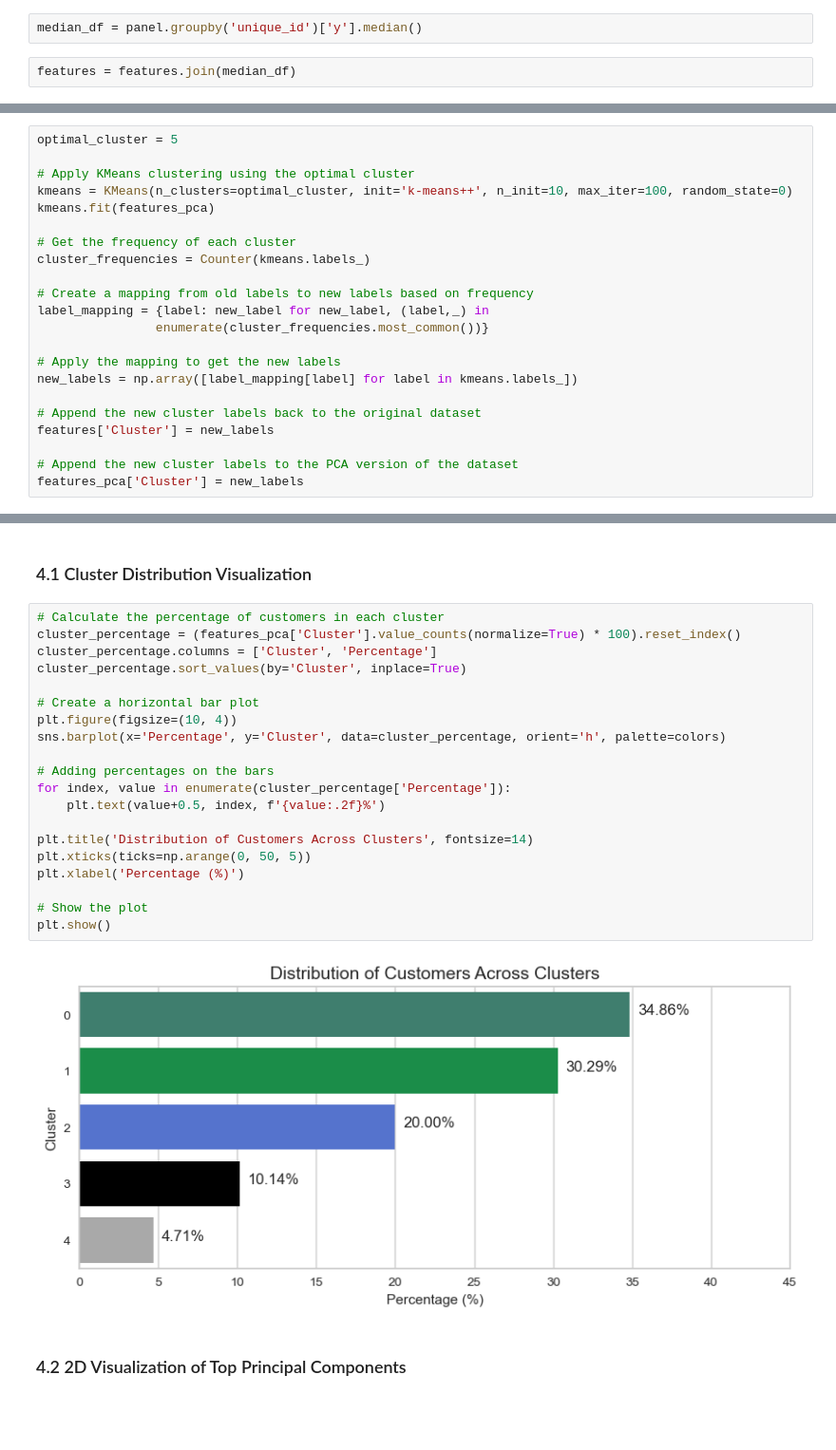
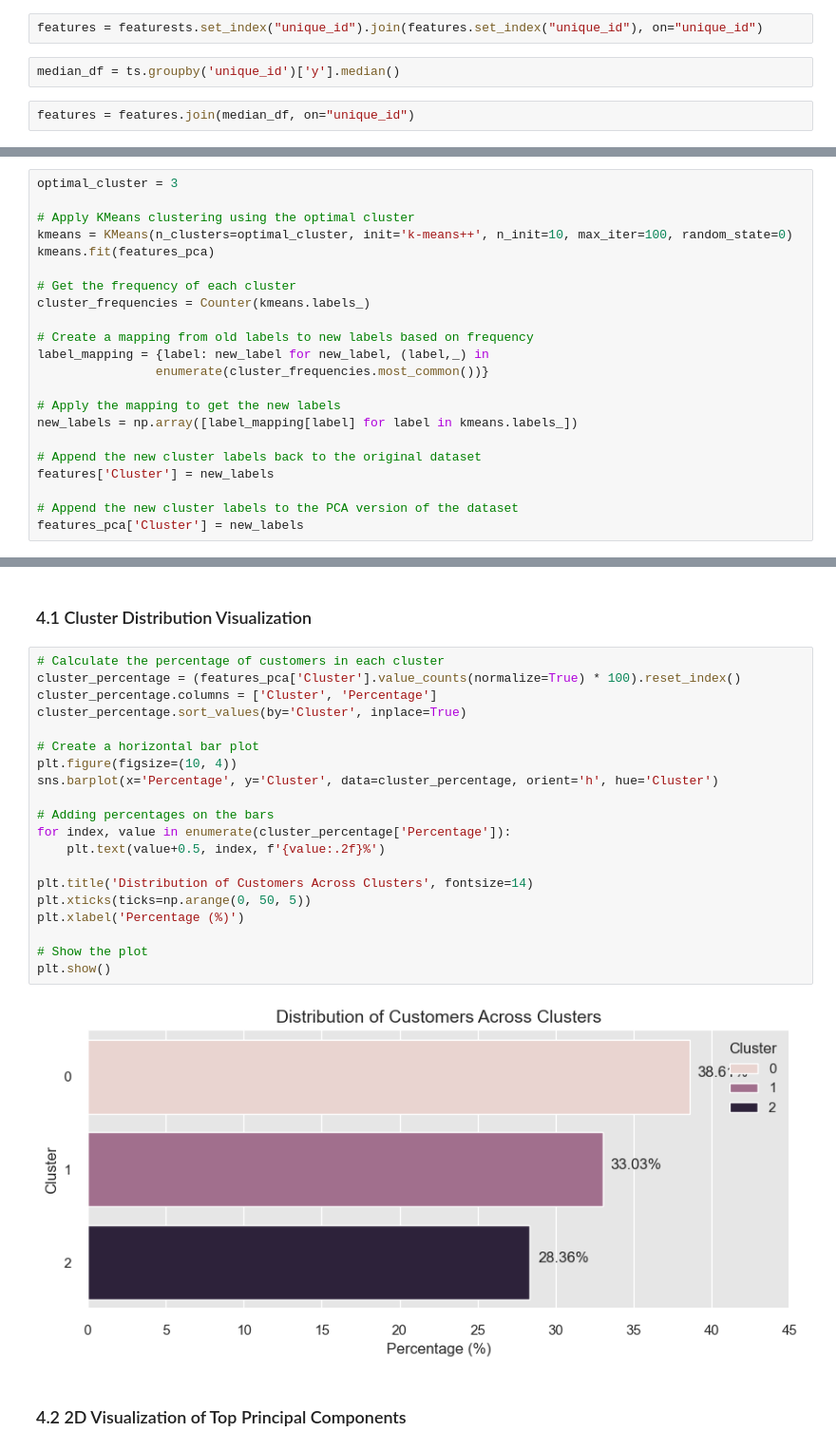
Before and after one commit to noeasyday7/bright_river, a Jupyter notebook: III. Feature-based clustering.ipynb, the cells around one changed output, grey strips where cells are left out. Shown at 95% size. Saved outputs shown, nothing was run; the diff lists cells and outputs as text; blank space fills up the shorter version.

```diff
--- a/III. Feature-based clustering.ipynb
+++ b/III. Feature-based clustering.ipynb
@@ -74,7 +86,9 @@ features = extracted_features[["unique_id", "series_length", "trend", "seasonal_
+# %%
+features = featurests.set_index("unique_id").join(features.set_index("unique_id"), on="unique_id")
 # %%
-median_df = panel.groupby('unique_id')['y'].median()
+median_df = ts.groupby('unique_id')['y'].median()
 # %%
-features = features.join(median_df)
+features = features.join(median_df, on="unique_id")
 # %%
 features.columns = ['series_length', 'trend', 'seasonal_strength', 'x_acf1', 'median']
 # %%
@@ -260,5 +268,5 @@ silhouette_analysis(features_pca, 3, 15, figsize=(20, 50))
 # %%
-optimal_cluster = 5
+optimal_cluster = 3
 
 # Apply KMeans clustering using the optimal cluster
 kmeans = KMeans(n_clusters=optimal_cluster, init='k-means++', n_init=10, max_iter=100, random_state=0)
@@ -313,25 +315,25 @@ colors[1:2]
 # %%
 # Calculate the percentage of customers in each cluster
 cluster_percentage = (features_pca['Cluster'].value_counts(normalize=True) * 100).reset_index()
 cluster_percentage.columns = ['Cluster', 'Percentage']
 cluster_percentage.sort_values(by='Cluster', inplace=True)
 
 # Create a horizontal bar plot
 plt.figure(figsize=(10, 4))
-sns.barplot(x='Percentage', y='Cluster', data=cluster_percentage, orient='h', palette=colors)
+sns.barplot(x='Percentage', y='Cluster', data=cluster_percentage, orient='h', hue='Cluster')
 
 # Adding percentages on the bars
 for index, value in enumerate(cluster_percentage['Percentage']):
     plt.text(value+0.5, index, f'{value:.2f}%')
 
 plt.title('Distribution of Customers Across Clusters', fontsize=14)
 plt.xticks(ticks=np.arange(0, 50, 5))
 plt.xlabel('Percentage (%)')
 
 # Show the plot
 plt.show()
 # %% [output]
-[figure, old version]
+[figure, new version]
 # %% [markdown]
 ### 4.2 2D Visualization of Top Principal Components
 # %%
```
Also changed, not shown: parts of 38 cells of this notebook, 9 other files.
